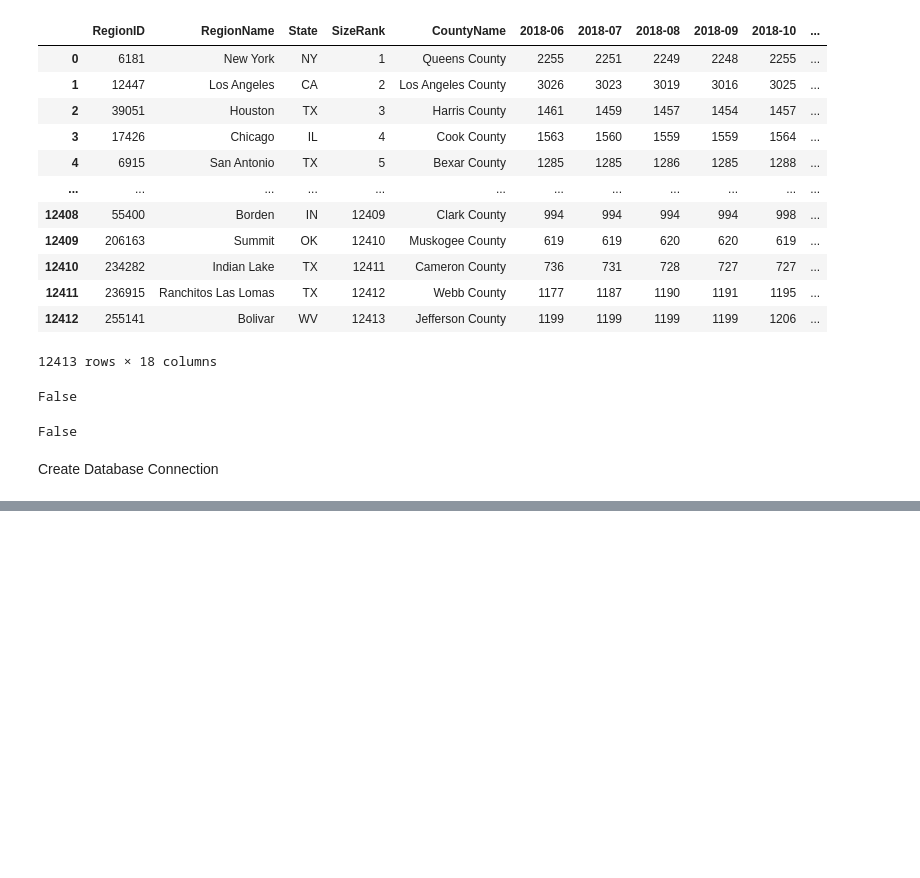
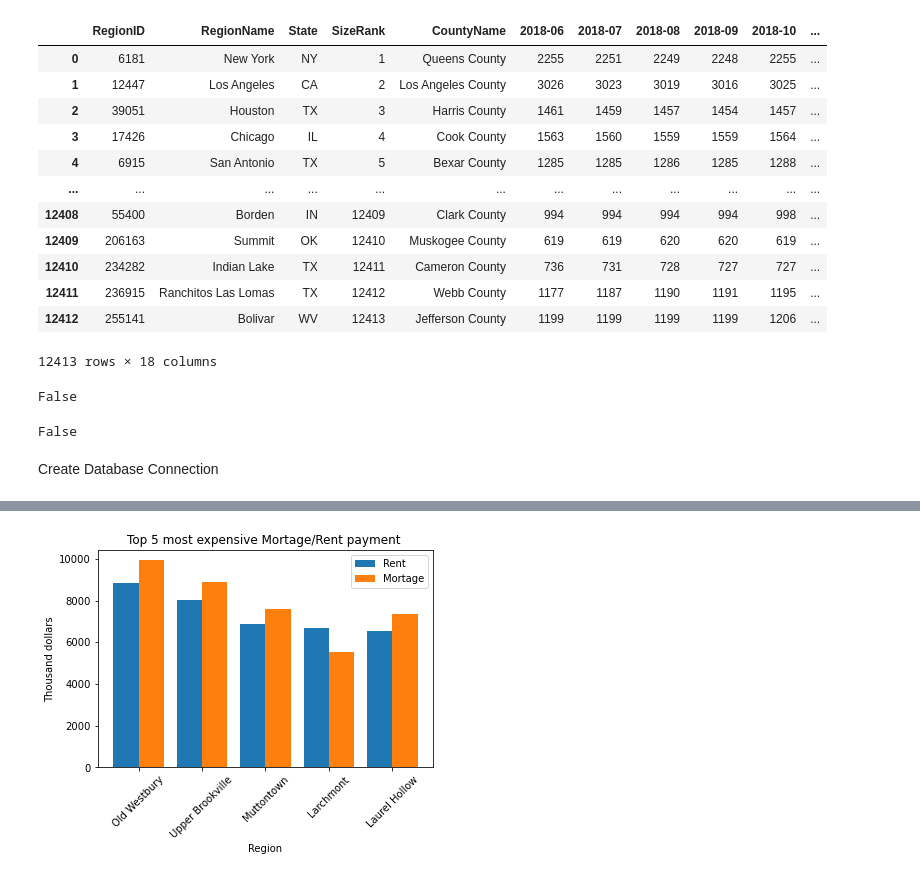
Before and after one commit to Andrewsr220a/CT_Houseing_Project2, a Jupyter notebook: NewDatasets/HouseHunters_N1.ipynb, the cells around one changed output, grey strips where cells are left out. Saved outputs shown, nothing was run; the diff lists cells and outputs as text; code cells hidden in the pictures; blank space fills up the shorter version.

```diff
--- a/NewDatasets/HouseHunters_N1.ipynb
+++ b/NewDatasets/HouseHunters_N1.ipynb
@@ -265,24 +295,26 @@ plt.show()
 # %%
 # mortage vs rent in highest rent cities
-top5rent=mortagetable.sort_values('Average Rent', ascending=False).head(5)
+top5rent=mortagetable3.sort_values('Average Rent', ascending=False).head(5)
 
 X = top5rent['RegionName'].tolist()
 Y =top5rent['Average Rent'].tolist()
 Z = top5rent['mortage'].tolist()
 
 X_axis = np.arange(len(X))
 
 plt.bar(X_axis - 0.2, Y, 0.4, label = 'Rent')
 plt.bar(X_axis + 0.2, Z, 0.4, label = 'Mortage')
 plt.xticks(rotation = 45)
 
 plt.xticks(X_axis, X)
 plt.xlabel("Region")
 plt.ylabel("Thousand dollars")
 plt.title("Top 5 most expensive Mortage/Rent payment ")
 plt.legend()
 plt.savefig("../ImagesHouseHunters/Mortgagevsrent.png")
 plt.show()
+# %% [output]
+[figure, added]
 # %%
 #top5mean= pd.read_sql_query('select * from sfhomesales', con=engine).groupby('State').mean().head(5)
 #top5rent=mortagetable.sort_values('Average Rent', ascending=False).head(5)
```
Also changed, not shown: parts of 10 cells of this notebook, 2 other files.
